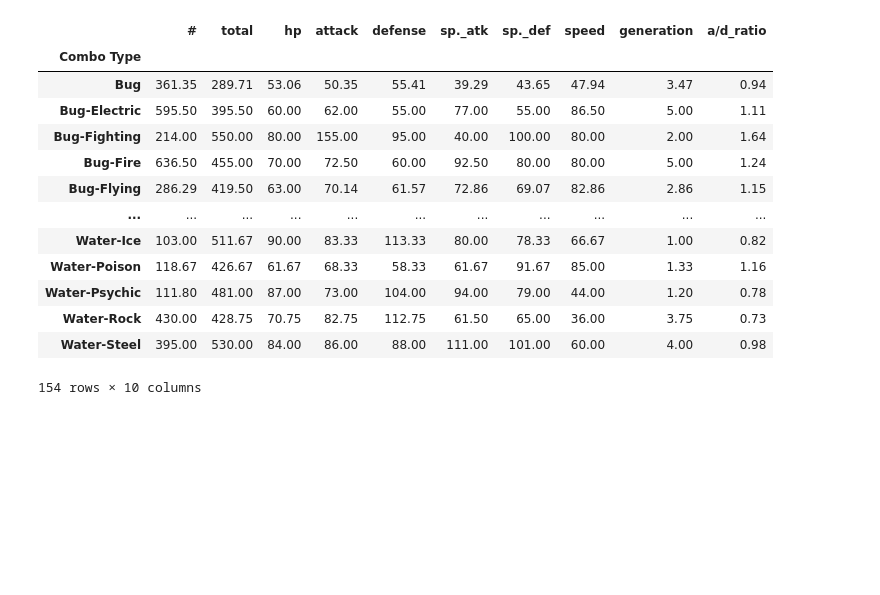
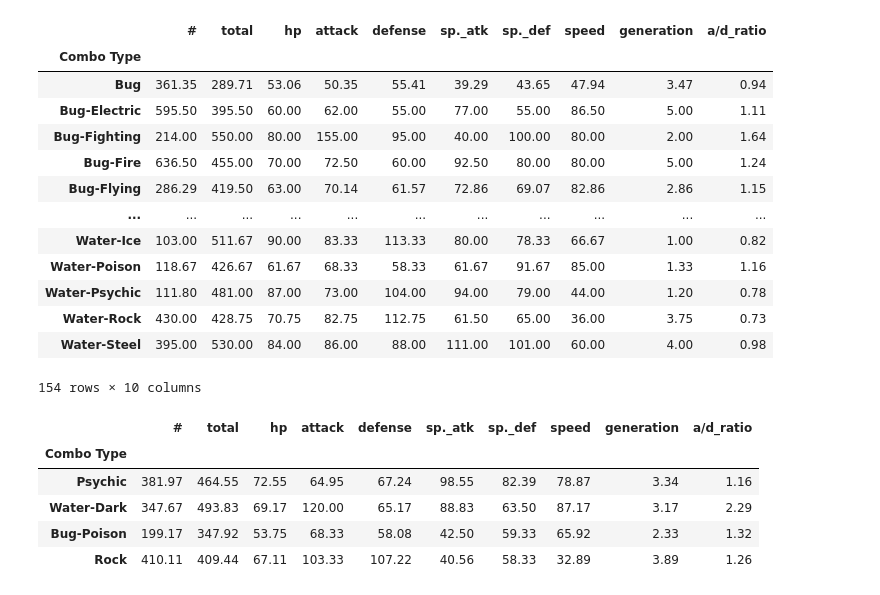
Before and after one commit to ironhack-labs/lab-dataframe-calculation-and-transformation, a Jupyter notebook: challenge-1.ipynb, the cells around one changed output. Drawn from its saved outputs; the diff is of its cells as text; code cells hidden in the pictures; blank space fills up the shorter version.

```diff
--- a/challenge-1.ipynb
+++ b/challenge-1.ipynb
@@ -207,4 +207,4 @@ top_ad
 Your end product is a list containing the distinct `Combo Type` values of the 5 pokemon with the highest `A/D Ratio`.
 # %%
 # your code here
-top_ad["Combo Type"].unique().tolist()
+top_ad_list = top_ad["Combo Type"].unique().tolist()
@@ -226,7 +224,8 @@ Index(['#', 'total', 'hp', 'attack', 'defense', 'sp._atk', 'sp._def', 'speed',
       dtype='object')
 # %%
 # your code here
-pokemon.groupby(["Combo Type"])[numerical_columns].agg("mean").round(2)
+pokemon_grouped = pokemon.groupby(["Combo Type"])[numerical_columns].agg("mean").round(2)
+pokemon_grouped
 # %% [output]
 |  | # | total | hp | attack | defense | sp._atk | sp._def | speed | generation | a/d_ratio |
 | Combo Type |  |  |  |  |  |  |  |  |  |  |
@@ -242,3 +241,12 @@ pokemon.groupby(["Combo Type"])[numerical_columns].agg("mean").round(2)
 | Water-Rock | 430.00 | 428.75 | 70.75 | 82.75 | 112.75 | 61.50 | 65.00 | 36.00 | 3.75 | 0.73 |
 | Water-Steel | 395.00 | 530.00 | 84.00 | 86.00 | 88.00 | 111.00 | 101.00 | 60.00 | 4.00 | 0.98 |
 154 rows × 10 columns
+# %%
+pokemon_grouped.loc[top_ad_list]
+# %% [output]
+|  | # | total | hp | attack | defense | sp._atk | sp._def | speed | generation | a/d_ratio |
+| Combo Type |  |  |  |  |  |  |  |  |  |  |
+| Psychic | 381.97 | 464.55 | 72.55 | 64.95 | 67.24 | 98.55 | 82.39 | 78.87 | 3.34 | 1.16 |
+| Water-Dark | 347.67 | 493.83 | 69.17 | 120.00 | 65.17 | 88.83 | 63.50 | 87.17 | 3.17 | 2.29 |
+| Bug-Poison | 199.17 | 347.92 | 53.75 | 68.33 | 58.08 | 42.50 | 59.33 | 65.92 | 2.33 | 1.32 |
+| Rock | 410.11 | 409.44 | 67.11 | 103.33 | 107.22 | 40.56 | 58.33 | 32.89 | 3.89 | 1.26 |
```
Also changed, not shown: parts of 1 cell of this notebook, 1 other file.
